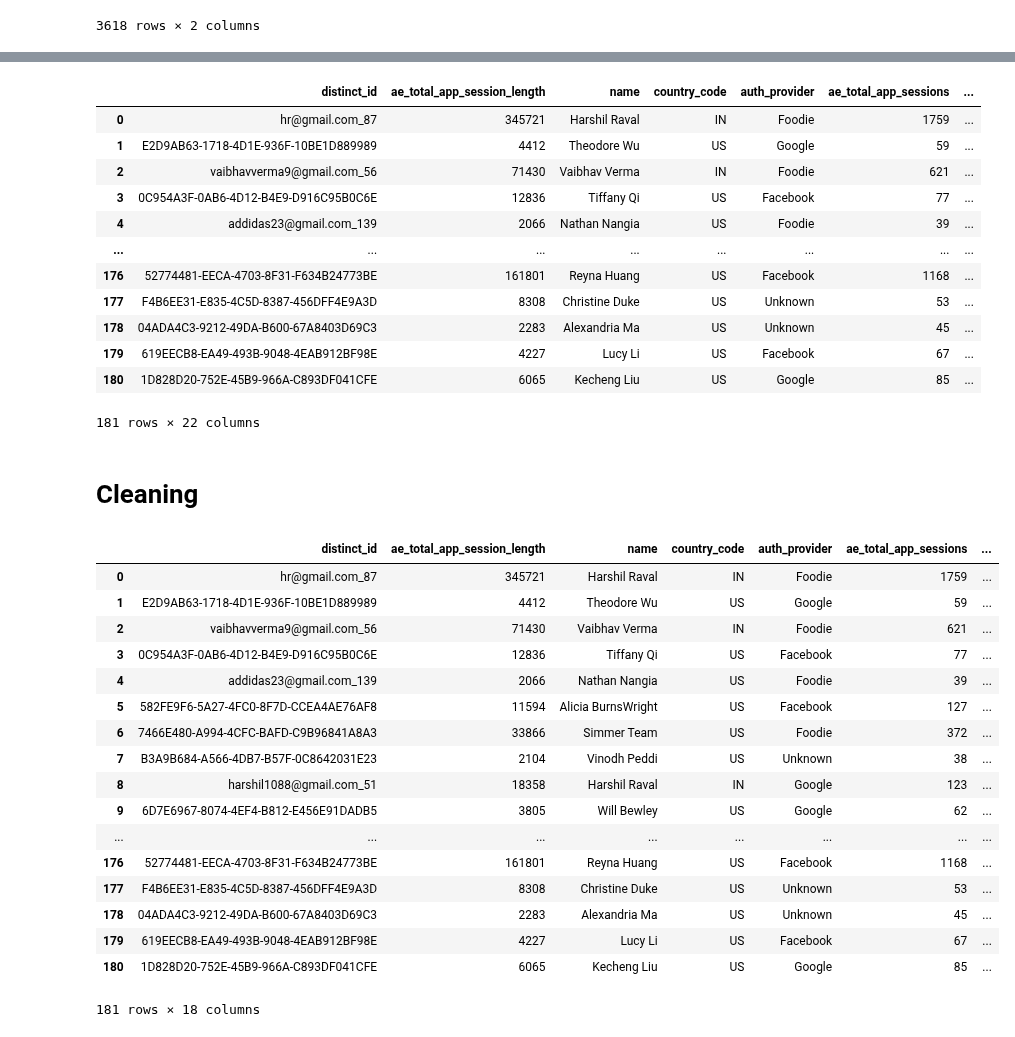
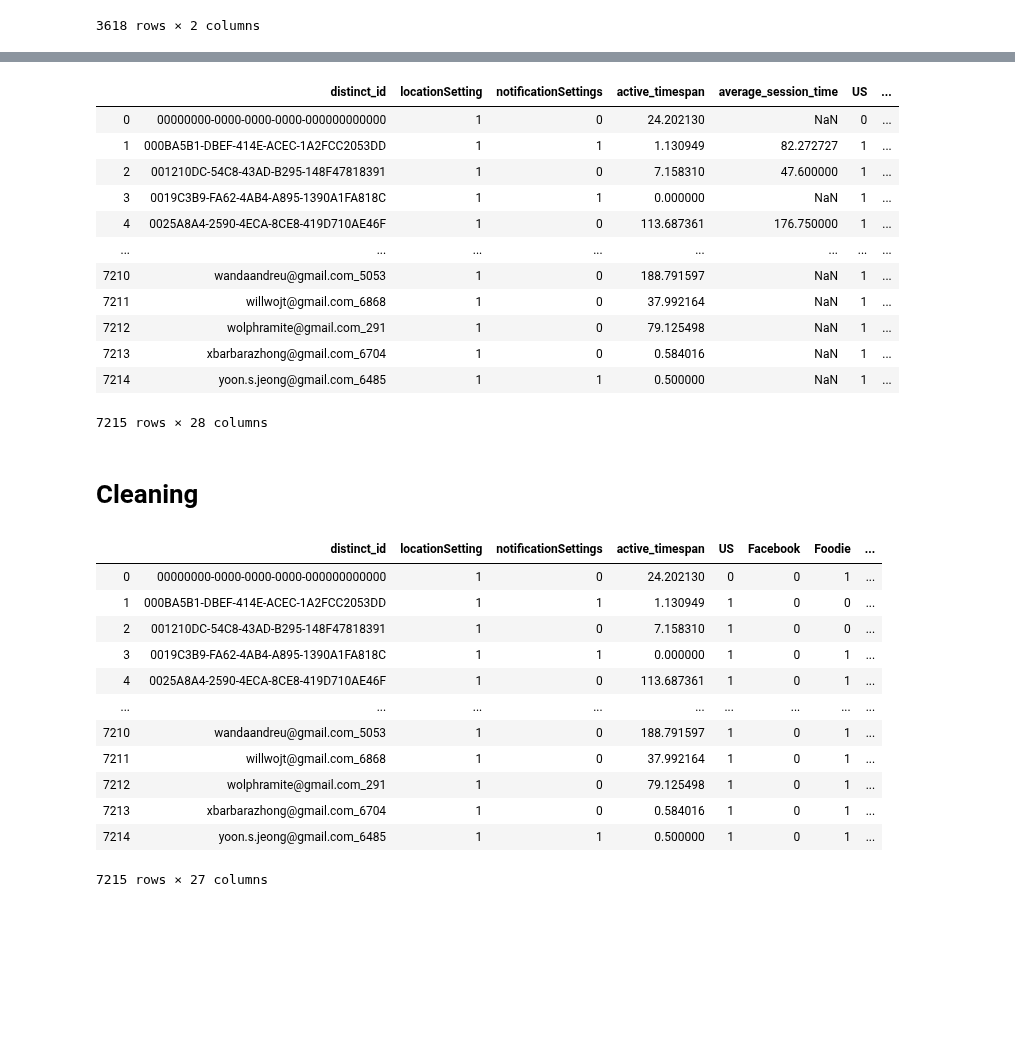
Before and after one commit to prkrishnan1/Simmer_DSS_SP20_Project_1, a Jupyter notebook: Churn_Metrics.ipynb, the cells around one changed output, grey strips where cells are left out. Cells and saved outputs as stored; diff of their text form; code cells hidden in the pictures; blank space fills up the shorter version.

Commit message:
generate labeled with metrics

```diff
--- a/Churn_Metrics.ipynb
+++ b/Churn_Metrics.ipynb
@@ -13,7 +13,7 @@ from datetime import timedelta
 Read the events and people data into dataframes
 # %%
 events = pd.read_csv('Cleaned_Events_With_SessionID.csv', low_memory=False)
-people = pd.read_csv('cleaned_people.csv', low_memory= False)
+people = pd.read_csv('labeled_data.csv', low_memory= False)
 # %% [markdown]
 # Adding Number of Ratings Metric
 # %%
@@ -382,47 +377,45 @@ time_delta_90_slope = add_time_delta_slope_90(within90)
 result = result.merge(time_delta_90_slope, how='left', on='distinct_id').merge(session_time_90_slope, how='left', on='distinct_id')
 result
 # %% [output]
-|  | distinct_id | ae_total_app_session_length | name | country_code | auth_provider | ae_total_app_sessions | ... |
-| 0 | hr@gmail.com_87 | 345721 | Harshil Raval | IN | Foodie | 1759 | ... |
-| 1 | E2D9AB63-1718-4D1E-936F-10BE1D889989 | 4412 | Theodore Wu | US | Google | 59 | ... |
-| 2 | vaibhavverma9@gmail.com_56 | 71430 | Vaibhav Verma | IN | Foodie | 621 | ... |
-| 3 | 0C954A3F-0AB6-4D12-B4E9-D916C95B0C6E | 12836 | Tiffany Qi | US | Facebook | 77 | ... |
-| 4 | addidas23@gmail.com_139 | 2066 | Nathan Nangia | US | Foodie | 39 | ... |
+|  | distinct_id | locationSetting | notificationSettings | active_timespan | average_session_time | US | ... |
+| 0 | 00000000-0000-0000-0000-000000000000 | 1 | 0 | 24.202130 | NaN | 0 | ... |
+| 1 | 000BA5B1-DBEF-414E-ACEC-1A2FCC2053DD | 1 | 1 | 1.130949 | 82.272727 | 1 | ... |
+| 2 | 001210DC-54C8-43AD-B295-148F47818391 | 1 | 0 | 7.158310 | 47.600000 | 1 | ... |
+| 3 | 0019C3B9-FA62-4AB4-A895-1390A1FA818C | 1 | 1 | 0.000000 | NaN | 1 | ... |
+| 4 | 0025A8A4-2590-4ECA-8CE8-419D710AE46F | 1 | 0 | 113.687361 | 176.750000 | 1 | ... |
 | ... | ... | ... | ... | ... | ... | ... | ... |
-| 176 | 52774481-EECA-4703-8F31-F634B24773BE | 161801 | Reyna Huang | US | Facebook | 1168 | ... |
-| 177 | F4B6EE31-E835-4C5D-8387-456DFF4E9A3D | 8308 | Christine Duke | US | Unknown | 53 | ... |
-| 178 | 04ADA4C3-9212-49DA-B600-67A8403D69C3 | 2283 | Alexandria Ma | US | Unknown | 45 | ... |
-| 179 | 619EECB8-EA49-493B-9048-4EAB912BF98E | 4227 | Lucy Li | US | Facebook | 67 | ... |
-| 180 | 1D828D20-752E-45B9-966A-C893DF041CFE | 6065 | Kecheng Liu | US | Google | 85 | ... |
+| 7210 | wandaandreu@gmail.com_5053 | 1 | 0 | 188.791597 | NaN | 1 | ... |
+| 7211 | willwojt@gmail.com_6868 | 1 | 0 | 37.992164 | NaN | 1 | ... |
+| 7212 | wolphramite@gmail.com_291 | 1 | 0 | 79.125498 | NaN | 1 | ... |
+| 7213 | xbarbarazhong@gmail.com_6704 | 1 | 0 | 0.584016 | NaN | 1 | ... |
+| 7214 | yoon.s.jeong@gmail.com_6485 | 1 | 1 | 0.500000 | NaN | 1 | ... |
-181 rows × 22 columns
+7215 rows × 28 columns
 # %% [markdown]
 # Cleaning #
 # %%
 # number_ratings: NaNs imputed with 0.0
 # SQS: NaNs imputed with -1.0
 # slope: NaNs imputed with 0.0
 # avg_session_duration: NaNs i,puted with -1.0
 
 result = result.drop(columns=['average_session_time'])
 result['SQS'] = result['SQS'].fillna(-1)
-result['slope'] = result['slope'].fillna(0)
+result['time_delta_slope'] = result['time_delta_slope'].fillna(0)
+result['session_time_slope'] = result['session_time_slope'].fillna(0)
+result['time_delta_slope_90'] = result['time_delta_slope_90'].fillna(0)
+result['session_time_slope_90'] = result['session_time_slope_90'].fillna(0)
 result
 # %% [output]
-|  | distinct_id | ae_total_app_session_length | name | country_code | auth_provider | ae_total_app_sessions | ... |
-| 0 | hr@gmail.com_87 | 345721 | Harshil Raval | IN | Foodie | 1759 | ... |
-| 1 | E2D9AB63-1718-4D1E-936F-10BE1D889989 | 4412 | Theodore Wu | US | Google | 59 | ... |
-| 2 | vaibhavverma9@gmail.com_56 | 71430 | Vaibhav Verma | IN | Foodie | 621 | ... |
-| 3 | 0C954A3F-0AB6-4D12-B4E9-D916C95B0C6E | 12836 | Tiffany Qi | US | Facebook | 77 | ... |
-| 4 | addidas23@gmail.com_139 | 2066 | Nathan Nangia | US | Foodie | 39 | ... |
-| 5 | 582FE9F6-5A27-4FC0-8F7D-CCEA4AE76AF8 | 11594 | Alicia BurnsWright | US | Facebook | 127 | ... |
-| 6 | 7466E480-A994-4CFC-BAFD-C9B96841A8A3 | 33866 | Simmer Team | US | Foodie | 372 | ... |
-| 7 | B3A9B684-A566-4DB7-B57F-0C8642031E23 | 2104 | Vinodh Peddi | US | Unknown | 38 | ... |
-| 8 | harshil1088@gmail.com_51 | 18358 | Harshil Raval | IN | Google | 123 | ... |
-| 9 | 6D7E6967-8074-4EF4-B812-E456E91DADB5 | 3805 | Will Bewley | US | Google | 62 | ... |
-| ... | ... | ... | ... | ... | ... | ... | ... |
-| 176 | 52774481-EECA-4703-8F31-F634B24773BE | 161801 | Reyna Huang | US | Facebook | 1168 | ... |
-| 177 | F4B6EE31-E835-4C5D-8387-456DFF4E9A3D | 8308 | Christine Duke | US | Unknown | 53 | ... |
-| 178 | 04ADA4C3-9212-49DA-B600-67A8403D69C3 | 2283 | Alexandria Ma | US | Unknown | 45 | ... |
-| 179 | 619EECB8-EA49-493B-9048-4EAB912BF98E | 4227 | Lucy Li | US | Facebook | 67 | ... |
-| 180 | 1D828D20-752E-45B9-966A-C893DF041CFE | 6065 | Kecheng Liu | US | Google | 85 | ... |
+|  | distinct_id | locationSetting | notificationSettings | active_timespan | US | Facebook | Foodie | ... |
+| 0 | 00000000-0000-0000-0000-000000000000 | 1 | 0 | 24.202130 | 0 | 0 | 1 | ... |
+| 1 | 000BA5B1-DBEF-414E-ACEC-1A2FCC2053DD | 1 | 1 | 1.130949 | 1 | 0 | 0 | ... |
+| 2 | 001210DC-54C8-43AD-B295-148F47818391 | 1 | 0 | 7.158310 | 1 | 0 | 0 | ... |
+| 3 | 0019C3B9-FA62-4AB4-A895-1390A1FA818C | 1 | 1 | 0.000000 | 1 | 0 | 1 | ... |
+| 4 | 0025A8A4-2590-4ECA-8CE8-419D710AE46F | 1 | 0 | 113.687361 | 1 | 0 | 1 | ... |
+| ... | ... | ... | ... | ... | ... | ... | ... | ... |
+| 7210 | wandaandreu@gmail.com_5053 | 1 | 0 | 188.791597 | 1 | 0 | 1 | ... |
+| 7211 | willwojt@gmail.com_6868 | 1 | 0 | 37.992164 | 1 | 0 | 1 | ... |
+| 7212 | wolphramite@gmail.com_291 | 1 | 0 | 79.125498 | 1 | 0 | 1 | ... |
+| 7213 | xbarbarazhong@gmail.com_6704 | 1 | 0 | 0.584016 | 1 | 0 | 1 | ... |
+| 7214 | yoon.s.jeong@gmail.com_6485 | 1 | 1 | 0.500000 | 1 | 0 | 1 | ... |
-181 rows × 18 columns
+7215 rows × 27 columns
```
Also changed, not shown: parts of 10 cells of this notebook, 6 other files.
